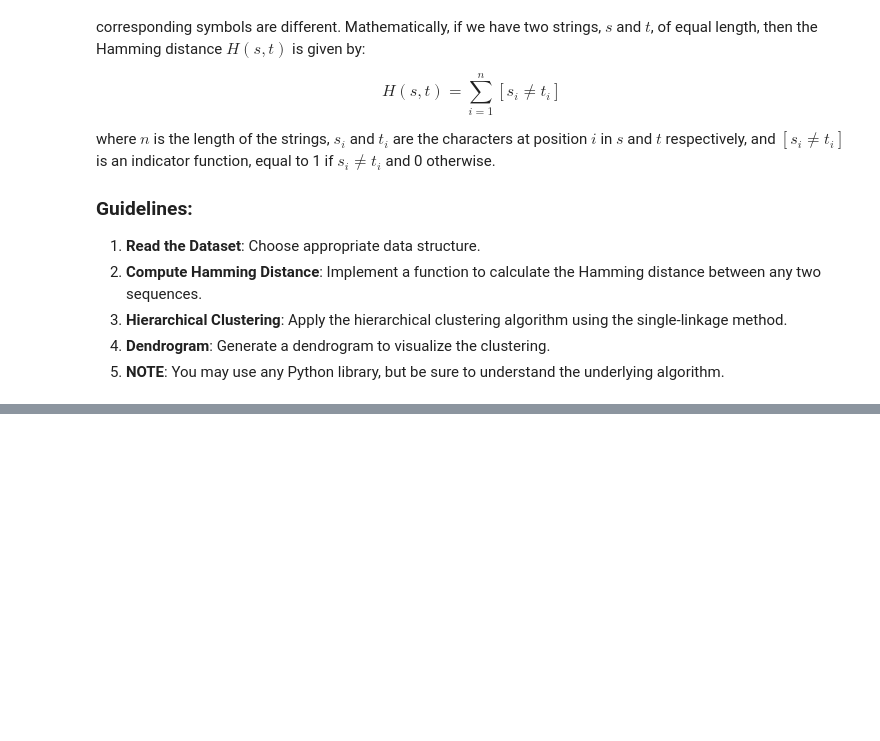
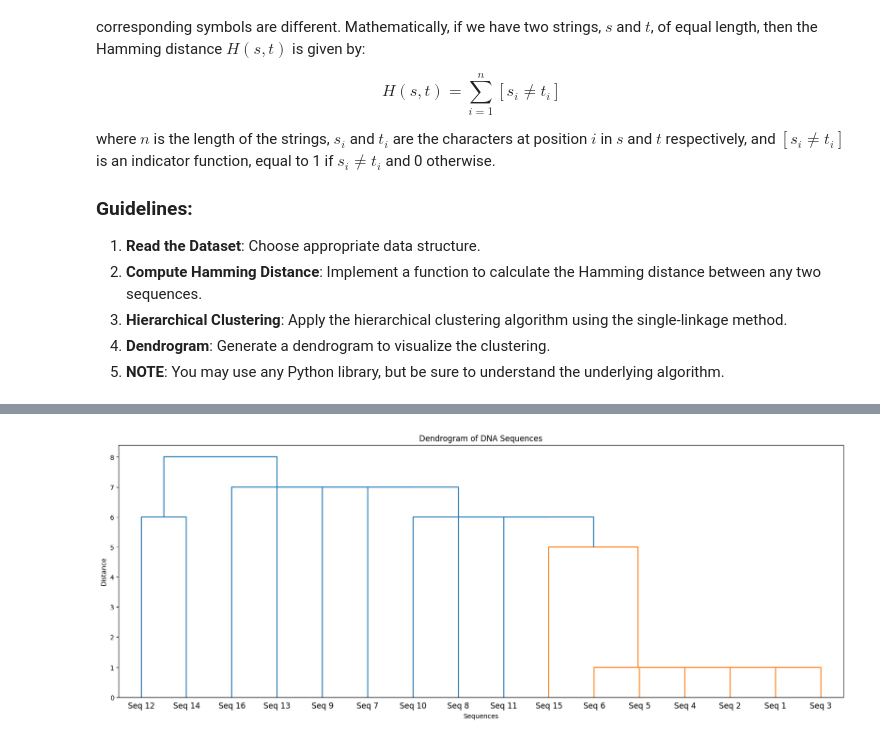
Before and after one commit to YuchenCao1/Data-Science-Fundamentals, a Jupyter notebook: lecture_06/worksheet_06.ipynb, the cells around one changed output, grey strips where cells are left out. Cells and saved outputs as stored; diff of their text form; code cells hidden in the pictures; blank space fills up the shorter version.

```diff
--- a/lecture_06/worksheet_06.ipynb
+++ b/lecture_06/worksheet_06.ipynb
@@ -162,0 +147,66 @@ sequences = [
+# %%
+sequences = [
+ 'ACGTGGTCTTAA',
+ 'ACGTCGTCTTAC',
+ 'ACGTGGTCTTAC',
+ 'ACGTAGTCTTAA',
+ 'ACGTGGTCTTCC',
+ 'ACGTGGTCTTAG',
+ 'CTGTTAAATAAG',
+ 'GGTTAGAACACG',
+ 'AGTGGTTGAAGT',
+ 'GGCTTACACCCT',
+ 'AGATTGTCCACT',
+ 'CATGCGGTCAAC',
+ 'ATATATCATAGC',
+ 'TTTGCGGTTGGA',
+ 'GAATGGTCAGAA',
+ 'GTGATGCTGTCT']
+
+from scipy.cluster.hierarchy import dendrogram, linkage
+from matplotlib import pyplot as plt
+import numpy as np
+from scipy.spatial.distance import squareform
+
+# Implement a function to calculate the Hamming distance between any two sequences.
+def hamming_distance(seq1, seq2):
+    if len(seq1) != len(seq2):
+        print("The lengths of input sequences are not equal!")
+        return
+    i = 0
+    distance = 0
+    while i < len(seq1):
+        if seq1[i:i + 1] != seq2[i:i + 1]:
+            distance += 1
+        i += 1
+    return distance
+
+# Create a distance matrix using Hamming distance.
+def create_distance_matrix(sequences):
+    n = len(sequences)
+    distance_matrix = np.zeros((n, n))
+    for i in range(n):
+        for j in range(n):
+            if i < j:
+                dist = hamming_distance(sequences[i], sequences[j])
+                distance_matrix[i, j] = dist
+                distance_matrix[j, i] = dist
+    return distance_matrix
+
+# Generate the distance matrix and comdense it
+distance_matrix = create_distance_matrix(sequences)
+print(distance_matrix)
+condensed_distance_matrix = squareform(distance_matrix)
+print(condensed_distance_matrix)
+
+# Perform hierarchical clustering
+Z = linkage(condensed_distance_matrix, 'single')
+
+# Show the results
+plt.figure(figsize=(20, 7))
+dendrogram(Z, labels=[f"Seq {i+1}" for i in range(len(sequences))])
+plt.title("Dendrogram of DNA Sequences")
+plt.xlabel("Sequences")
+plt.ylabel("Distance")
+plt.show()
+# %% [output]
@@ -162,0 +230 @@ sequences = [
+[figure, added]
```
Also changed, not shown: parts of 10 cells of this notebook.
